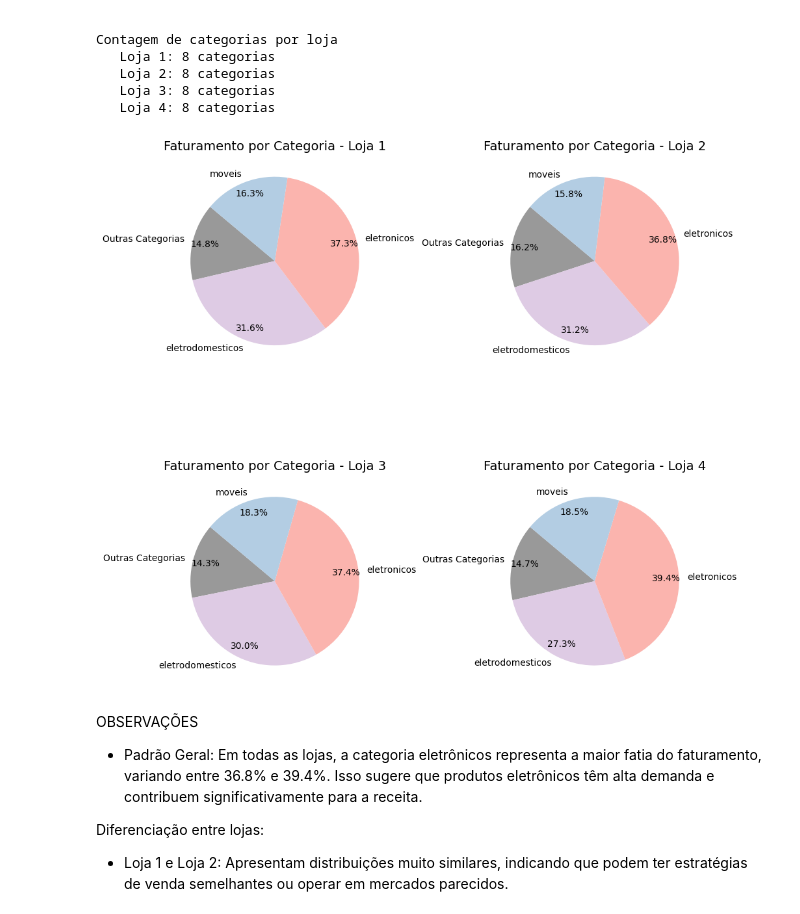
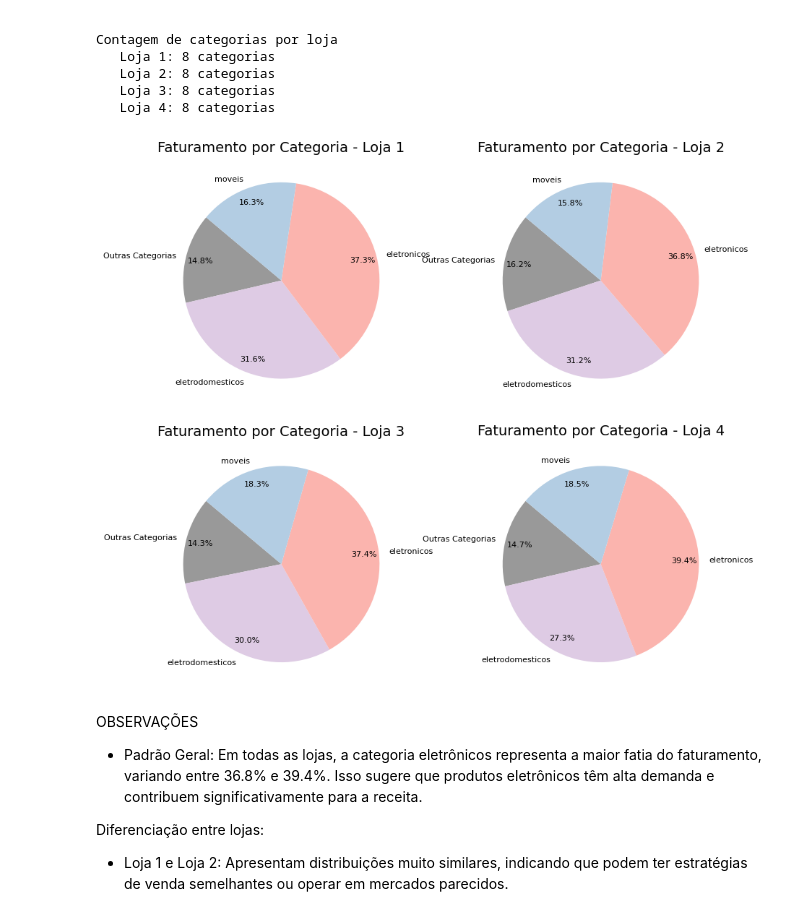
Before and after one commit to emilibohrer/alura_store, a Jupyter notebook: AluraStoreBr.ipynb, the cells around one changed output. Cells and saved outputs as stored; diff of their text form; code cells hidden in the pictures.

```diff
--- a/AluraStoreBr.ipynb
+++ b/AluraStoreBr.ipynb
@@ -378,7 +364,7 @@ df_group_cat = (
 # Definir número de linhas dinamicamente
 num_rows = -(-num_lojas // 2)  # Arredondar para cima
 
-fig, axes = plt.subplots(num_rows, 2, figsize=(10, 5 * num_rows))  # 2 colunas por linha
+fig, axes = plt.subplots(num_rows, 2, figsize=(9, 4 * num_rows))  # 2 colunas por linha
 
 # Garantir que axes seja sempre iterável
 axes = axes.flatten() if num_lojas > 1 else [axes]
@@ -392,35 +378,35 @@ for idx, loja in enumerate(df_group_cat["loja"].unique()):
     df_aux["percentual"] = df_aux["valor_total"] / df_aux["valor_total"].sum()
 
     # Agrupar categorias abaixo de 10% em "Outras Categorias"
     df_aux.loc[df_aux["percentual"] < 0.1, "Categoria do Produto"] = "Outras Categorias"
 
     # Agrupar os valores novamente para somar "Outras Categorias"
     df_aux = df_aux.groupby("Categoria do Produto", as_index=False).sum()
 
     colors = [
         cor_categoria.get(categoria, "#999999")
         for categoria in df_aux["Categoria do Produto"]
     ]
 
     axes[idx].pie(
         df_aux["valor_total"],
         labels=df_aux["Categoria do Produto"],
         autopct="%1.1f%%",
         colors=colors,
         startangle=140,
         pctdistance=0.85,
-        textprops={"fontsize": 10},
+        textprops={"fontsize": 8},
     )
 
     axes[idx].set_title(
         f"Faturamento por Categoria - Loja {loja}", size=fontsize_titulo
     )
 
 plt.tight_layout()
 plt.savefig("imagens_export/faturamento_categoria.png", dpi=300, bbox_inches="tight")
 plt.show()
 # %% [output]
-[figure, old version]
+[figure, new version]
 # %% [markdown]
 OBSERVAÇÕES
 
```
Also changed, not shown: parts of 13 cells of this notebook, 1 other file.
